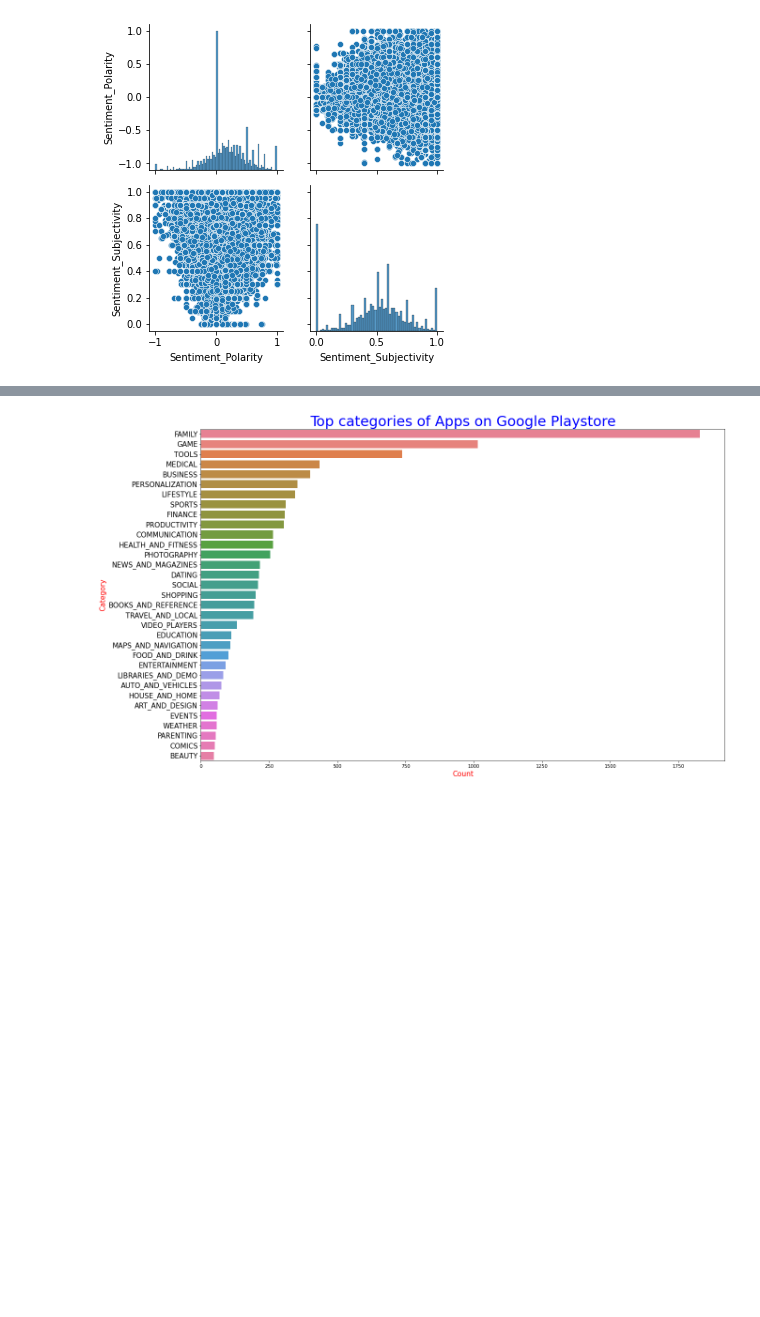
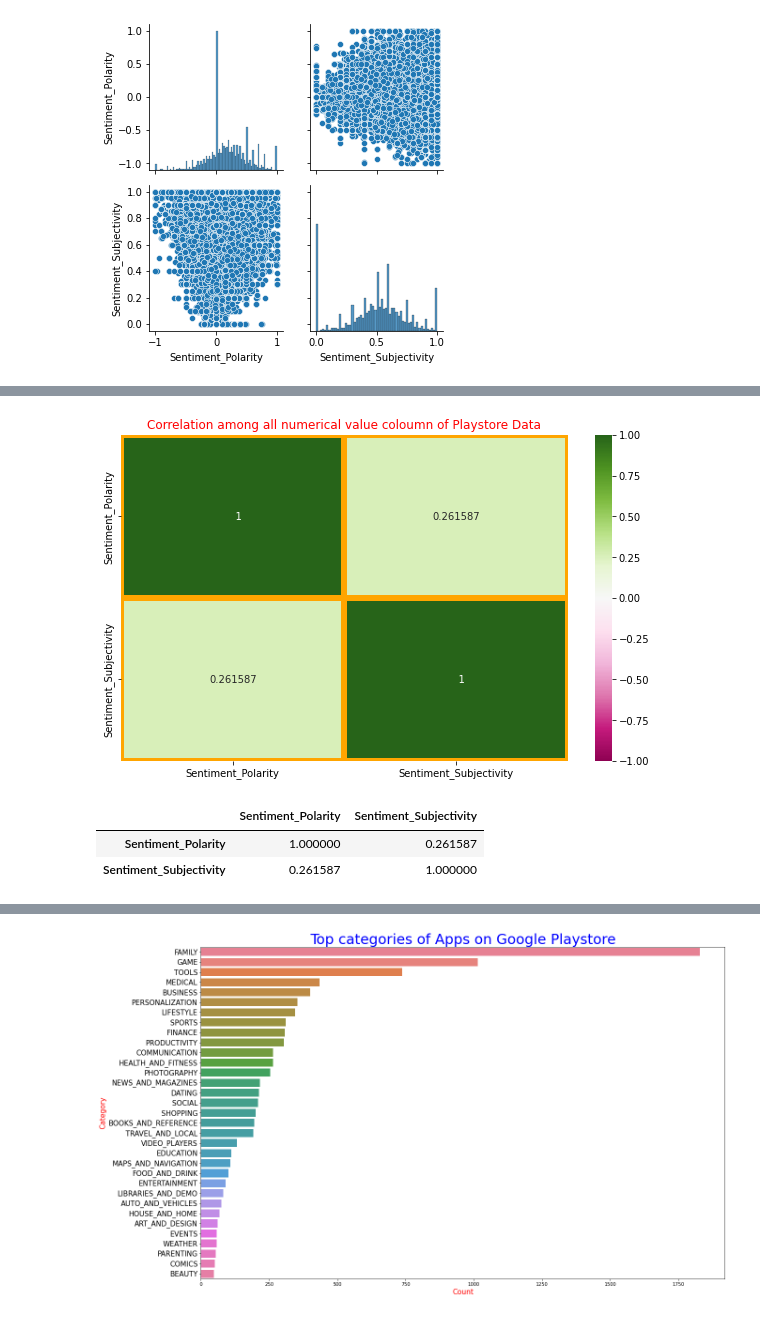
Before and after one commit to Bishawa/play-store-app-review-analysis, a Jupyter notebook: Bishawajeet_Singha_Play_Store_App_Review_Analysis.ipynb, the cells around one changed output, grey strips where cells are left out. Drawn from its saved outputs; the diff is of its cells as text; code cells hidden in the pictures; blank space fills up the shorter version.

```diff
--- a/Bishawajeet_Singha_Play_Store_App_Review_Analysis.ipynb
+++ b/Bishawajeet_Singha_Play_Store_App_Review_Analysis.ipynb
@@ -594,0 +615,15 @@ plt.show()
+# %%
+# plotting correlation heatmap
+plt.figure(figsize=(10,6))
+dataplot = sns.heatmap(review_df.corr(), annot=True, vmin= -1, fmt='5g', cmap="PiYG", cbar=True, linewidths = 5, linecolor = 'Orange')
+# displaying heatmap
+plt.title('Correlation among all numerical value coloumn of Playstore Data', color = 'Red')
+plt.show()
+# %% [output]
+[figure, added]
+# %%
+review_df.corr()
+# %% [output]
+|  | Sentiment_Polarity | Sentiment_Subjectivity |
+| Sentiment_Polarity | 1.000000 | 0.261587 |
+| Sentiment_Subjectivity | 0.261587 | 1.000000 |
```
Also changed, not shown: parts of 41 cells of this notebook.
